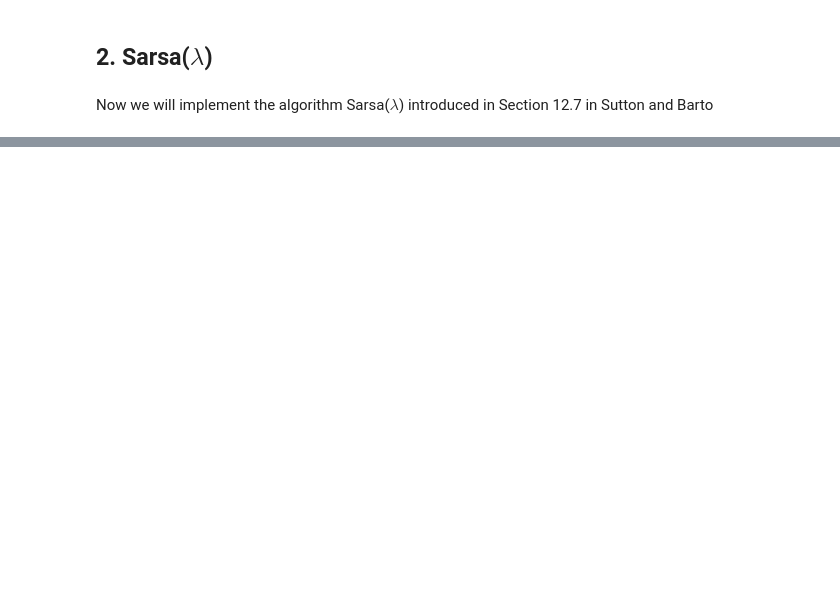
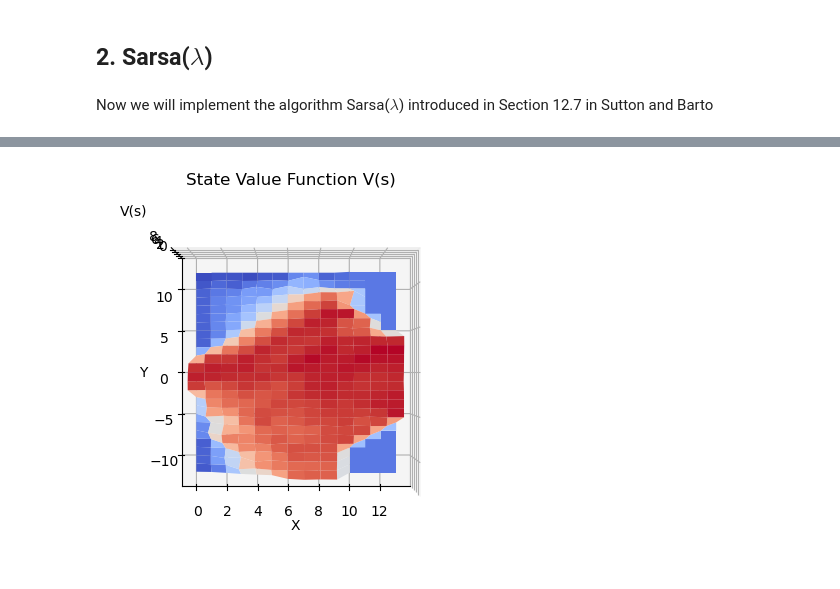
Before and after one commit to VictorGirou/FlappyBird_RL_Assignment-, a Jupyter notebook: main.ipynb, the cells around one changed output, grey strips where cells are left out. Saved outputs shown, nothing was run; the diff lists cells and outputs as text; code cells hidden in the pictures; blank space fills up the shorter version.

Commit message:
Fix Sarsa

```diff
--- a/main.ipynb
+++ b/main.ipynb
@@ -92,11 +223,11 @@ for e in range(100):
 
             action = policy_mc[str(obs)]  # for an agent, action = agent.policy(observation)
         else:
-            print('Random action !!!!!!')
             action = env.action_space.sample()
         # Appy action and return new observation of the environment
         obs, reward, done, _, info = env.step(action)
         R.append(reward)
+        env.render()
 
         # If player is dead break
         if done:
@@ -104,7 +235,8 @@ for e in range(100):
 
         t+=1
 
-        if t > 1000:
+        if t >= 1000:
             break
     cum_R.append(np.sum(R))
     scores.append(info['score'])
+    env.close()
@@ -135,12 +255,12 @@ Now we will implement the algorithm Sarsa($\lambda$) introduced in Section 12.7
 # %%
-def sarsa_lambda(env, num_episodes, alpha, lambda_, max_timestep=100, gamma=1, eps_start=1.0, eps_decay=0.999, eps_min=0.01):
+def sarsa_lambda(env, num_episodes, alpha, lambda_, gamma=1, epsilon=0.1):
 
     n_actions = env.action_space.n
 
     # initialize empty dictionary of arrays for Q and Eligibility Trace
     Q = defaultdict(lambda: np.ones(n_actions))
     E = defaultdict(lambda: np.zeros(n_actions))
-    epsilon = eps_start
+    rewards = []
 
     for episode in range(1, num_episodes+1):
 
@@ -151,23 +271,30 @@ def sarsa_lambda(env, num_episodes, alpha, lambda_, max_timestep=100, gamma=1, e
         obs = env.reset()
         obs = obs[0]
         done = False
-        t = 0
+        cum_reward = 0
 
         # Select first action with epsilon greedy policy
 
         if str(obs) in list(Q.keys()):
-            action = np.random.choice(np.arange(n_actions), p=get_probs(Q[str(obs)], epsilon, n_actions))
+
+            if np.random.uniform() < epsilon:
+                action = env.action_space.sample()
+            else:
+                action = np.argmax(Q[str(obs)])
         else:
             action = env.action_space.sample()
             Q[str(obs)] = np.zeros(n_actions)
 
-        for t in range(max_timestep):
+        while True:
 
             next_obs, reward, done, _, info = env.step(action)
 
             if str(next_obs) in list(Q.keys()):
 
-                next_action = np.random.choice(np.arange(n_actions), p=get_probs(Q[str(next_obs)], epsilon, n_actions))
+                if np.random.uniform() < epsilon:
+                    next_action = env.action_space.sample()
+                else:
+                    next_action = np.argmax(Q[str(next_obs)])
 
             else:
                 next_action = env.action_space.sample()
@@ -176,11 +303,12 @@ def sarsa_lambda(env, num_episodes, alpha, lambda_, max_timestep=100, gamma=1, e
             q_val = Q[str(obs)][action]
             next_q_val = (not done) * Q[str(next_obs)][next_action]
             delta = reward + gamma * next_q_val - q_val
+            cum_reward += reward
 
             E[str(obs)][action] += 1
 
             # update Q values and Eligibility
-            for o in Q.keys():
+            for o in list(Q.keys()):
 
                 Q[o][:] += alpha * delta * E[o][:]
                 E[o][:] = gamma*lambda_*E[o][:]
@@ -191,12 +319,9 @@ def sarsa_lambda(env, num_episodes, alpha, lambda_, max_timestep=100, gamma=1, e
             if done:
                 break
 
-        # set the value of epsilon
-        epsilon = max(epsilon*eps_decay, eps_min)
-
-
+        rewards.append(cum_reward)
 
     # determine the policy corresponding to the final action-value function estimate
     policy = dict((k, np.argmax(v)) for k, v in Q.items())
-    return policy, Q
+    return policy, Q, rewards
 # %% [markdown]
@@ -204,3 +329,3 @@ def sarsa_lambda(env, num_episodes, alpha, lambda_, max_timestep=100, gamma=1, e
 # %%
-policy, Q = sarsa_lambda(env, 4000, alpha=0.2, lambda_=0.9, max_timestep=500, gamma=0.9)
+policy_sarsa, Q_sarsa, rewards_sarsa = sarsa_lambda(env, 10000, alpha=0.2, lambda_=0.9 gamma=0.9)
 # %% [output]
@@ -209,0 +354,5 @@ Episode 4000/4000.
+# %%
+plot_state_value_function(Q_sarsa, 'sarsa')
+plot_state_value_function(Q_sarsa, 'sarsa', view='2D')
+# %% [output]
+[figure, added]
```
Also changed, not shown: parts of 48 cells of this notebook.
